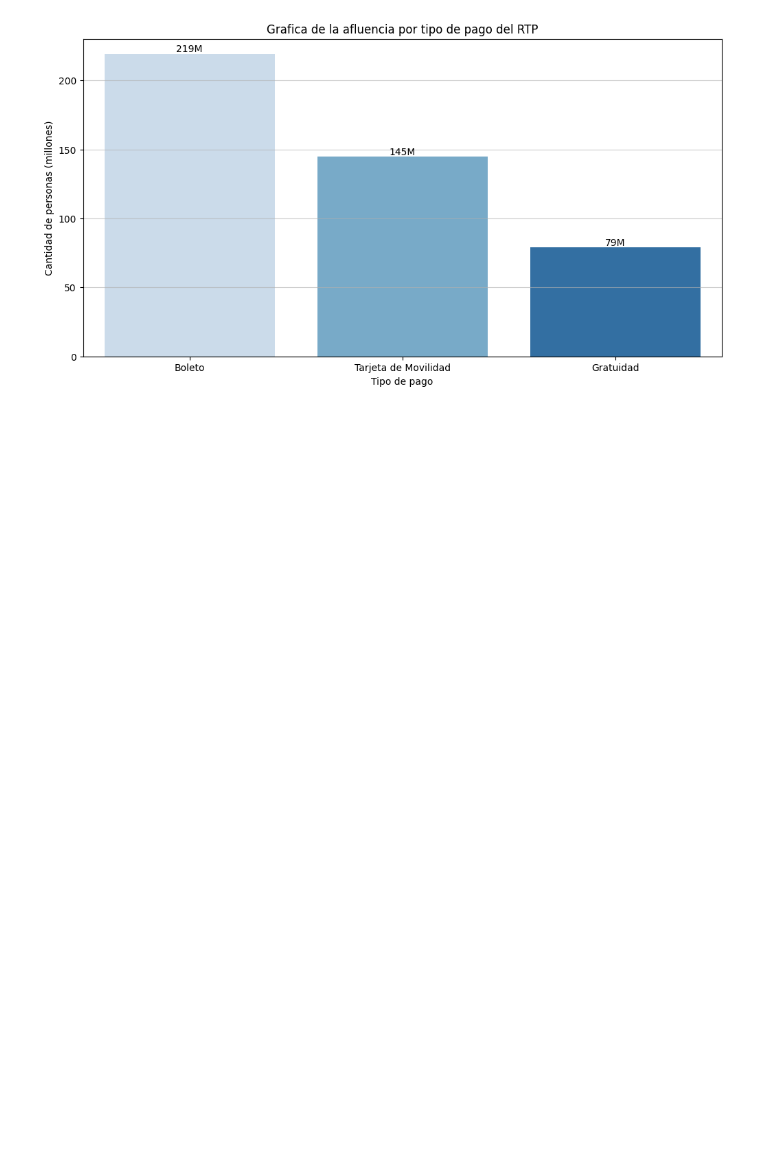
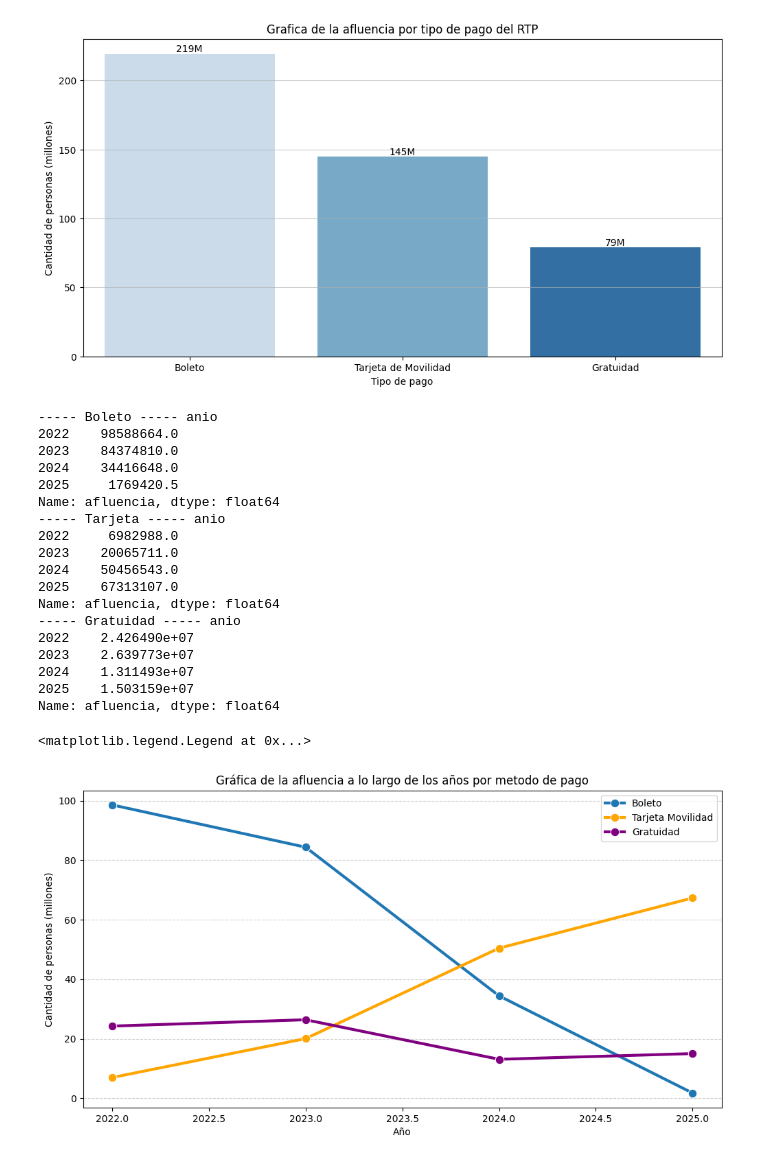
Before and after one commit to K4lilinuxX/CDMX, a Jupyter notebook: RTP-CDMX/afluencia_rtp_cdmx.ipynb, the cells around one changed output. Drawn from its saved outputs; the diff is of its cells as text; code cells hidden in the pictures; blank space fills up the shorter version.

Commit message:
Hice una gráfica lineal acerca de la afluencia a lo largo de los años por método de pago

```diff
--- a/RTP-CDMX/afluencia_rtp_cdmx.ipynb
+++ b/RTP-CDMX/afluencia_rtp_cdmx.ipynb
@@ -275,3 +275,78 @@ Passing `palette` without assigning `hue` is deprecated and will be removed in v
 
   barras = sns.barplot(x=afluencia_por_tipo_de_pago.index,
 [figure]
+# %%
+# ----- Agrupación y gráfica de la afluencia a lo largo de los años por metodo de pago -----
+
+# Tipo de pago: Boleto
+tipo_pago_boleto = df_sin_2026[df_sin_2026["tipo_pago"] == "Boleto"]
+tipo_pago_boleto = tipo_pago_boleto.groupby("anio")["afluencia"].sum()
+print("----- Boleto -----", tipo_pago_boleto)
+
+# Tipo de pago: Tarjeta de Movilidad
+tipo_pago_tarjeta = df_sin_2026[df_sin_2026["tipo_pago"] == "Tarjeta de Movilidad"]
+tipo_pago_tarjeta = tipo_pago_tarjeta.groupby("anio")["afluencia"].sum()
+print("----- Tarjeta -----", tipo_pago_tarjeta)
+
+# Tipo de pago: Gratuidad
+tipo_pago_gratuidad = df_sin_2026[df_sin_2026["tipo_pago"] == "Gratuidad"]
+tipo_pago_gratuidad = tipo_pago_gratuidad.groupby("anio")["afluencia"].sum()
+print("----- Gratuidad -----", tipo_pago_gratuidad)
+
+# Graficamos
+plt.figure(figsize=(12,6))
+plt.title("Gráfica de la afluencia a lo largo de los años por metodo de pago")
+
+# Boleto
+sns.lineplot(x=tipo_pago_boleto.index,
+             y=tipo_pago_boleto.values / 1_000_000,
+             label="Boleto",
+             marker="o",
+             markersize=9,
+             linewidth=3)
+
+# Tarjeta Movilidad
+sns.lineplot(x=tipo_pago_tarjeta.index,
+             y=tipo_pago_tarjeta.values / 1_000_000,
+             label="Tarjeta Movilidad",
+             marker="o",
+             markersize=9,
+             linewidth=3,
+             color="orange")
+
+# Gratuidad
+sns.lineplot(x=tipo_pago_gratuidad.index,
+             y=tipo_pago_gratuidad.values / 1_000_000,
+             label="Gratuidad",
+             marker="o",
+             markersize=9,
+             linewidth=3,
+             color="purple")
+
+plt.xlabel("Año")
+plt.ylabel("Cantidad de personas (millones)")
+plt.grid(axis="y",
+         linestyle="--",
+         alpha=0.6)
+plt.legend()
+# %% [output]
+----- Boleto ----- anio
+2022    98588664.0
+2023    84374810.0
+2024    34416648.0
+2025     1769420.5
+Name: afluencia, dtype: float64
+----- Tarjeta ----- anio
+2022     6982988.0
+2023    20065711.0
+2024    50456543.0
+2025    67313107.0
+Name: afluencia, dtype: float64
+----- Gratuidad ----- anio
+2022    2.426490e+07
+2023    2.639773e+07
+2024    1.311493e+07
+2025    1.503159e+07
+Name: afluencia, dtype: float64
+<matplotlib.legend.Legend at 0x...>
+[figure, added]
```
